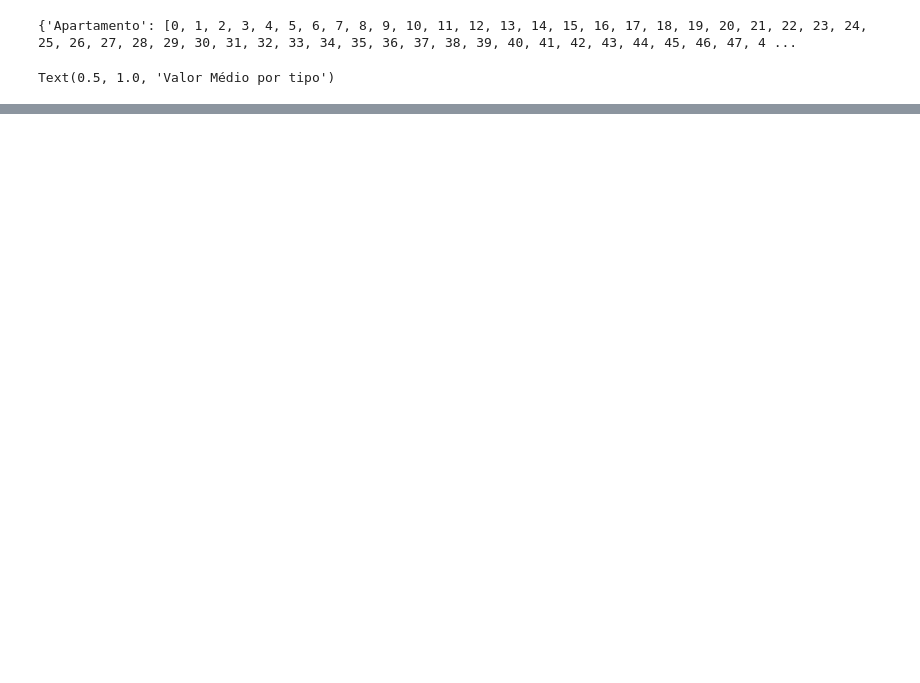
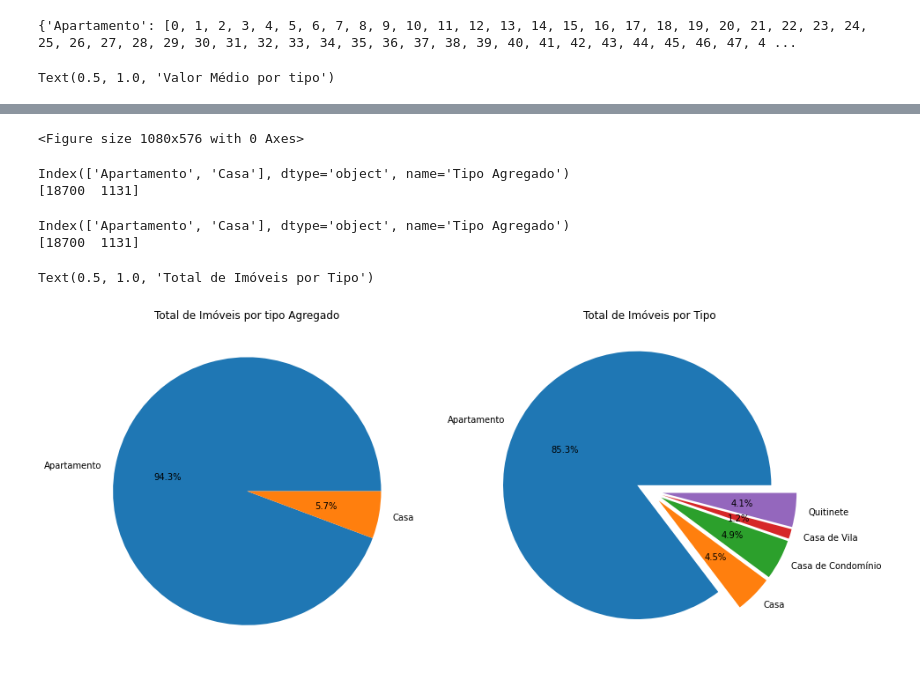
Before and after one commit to alexaugusto23/python_developer, a Jupyter notebook: Curso Pandas/Introdução Pandas Case Seguradora/mais_sobre_graficos.ipynb, the cells around one changed output, grey strips where cells are left out. Saved outputs shown, nothing was run; the diff lists cells and outputs as text; code cells hidden in the pictures; blank space fills up the shorter version.

```diff
--- a/Curso Pandas/Introdução Pandas Case Seguradora/mais_sobre_graficos.ipynb
+++ b/Curso Pandas/Introdução Pandas Case Seguradora/mais_sobre_graficos.ipynb
@@ -72 +74,40 @@ area
+# %%
+graph_imoveis = plt.figure()
+# %% [output]
+<Figure size 1080x576 with 0 Axes>
+# %%
+graph1 = graph_imoveis.add_subplot(1,2,1)
+graph2 = graph_imoveis.add_subplot(1,2,2)
+# %%
+grupo1 = dados.groupby('Tipo Agregado')['Valor']
+grupo1.groups
+label = grupo1.count().index
+print(label)
+valores = grupo1.count().values
+print(valores)
+# %% [output]
+Index(['Apartamento', 'Casa'], dtype='object', name='Tipo Agregado')
+[18700  1131]
+# %%
+grupo2 = dados.groupby('Tipo')['Valor']
+grupo2.groups
+label_g2 = grupo2.count().index
+print(label)
+valores_g2 = grupo2.count().values
+print(valores)
+# %% [output]
+Index(['Apartamento', 'Casa'], dtype='object', name='Tipo Agregado')
+[18700  1131]
+# %%
+graph1.pie(valores, labels = label, autopct='%1.1f%%')
+graph1.set_title('Total de Imóveis por tipo Agregado')
+
+graph2.pie(valores_g2, labels = label_g2, autopct='%1.1f%%', explode = (.1, .1, .1, .1, .1))
+graph2.set_title('Total de Imóveis por Tipo')
+# %% [output]
+Text(0.5, 1.0, 'Total de Imóveis por Tipo')
+# %%
+graph_imoveis
+# %% [output]
+[figure, added]
 # %%
```
Also changed, not shown: parts of 5 cells of this notebook, 2 other files.
